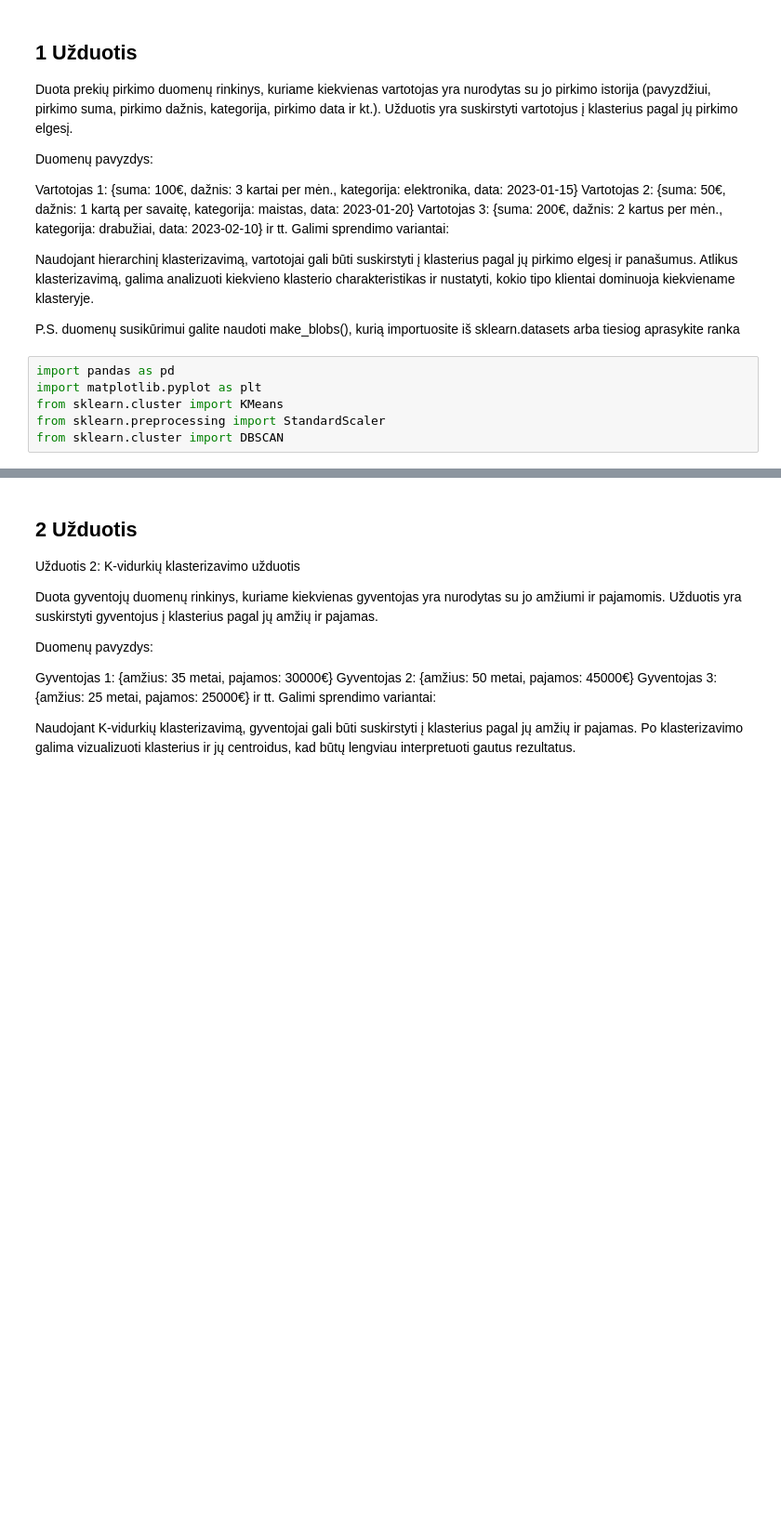
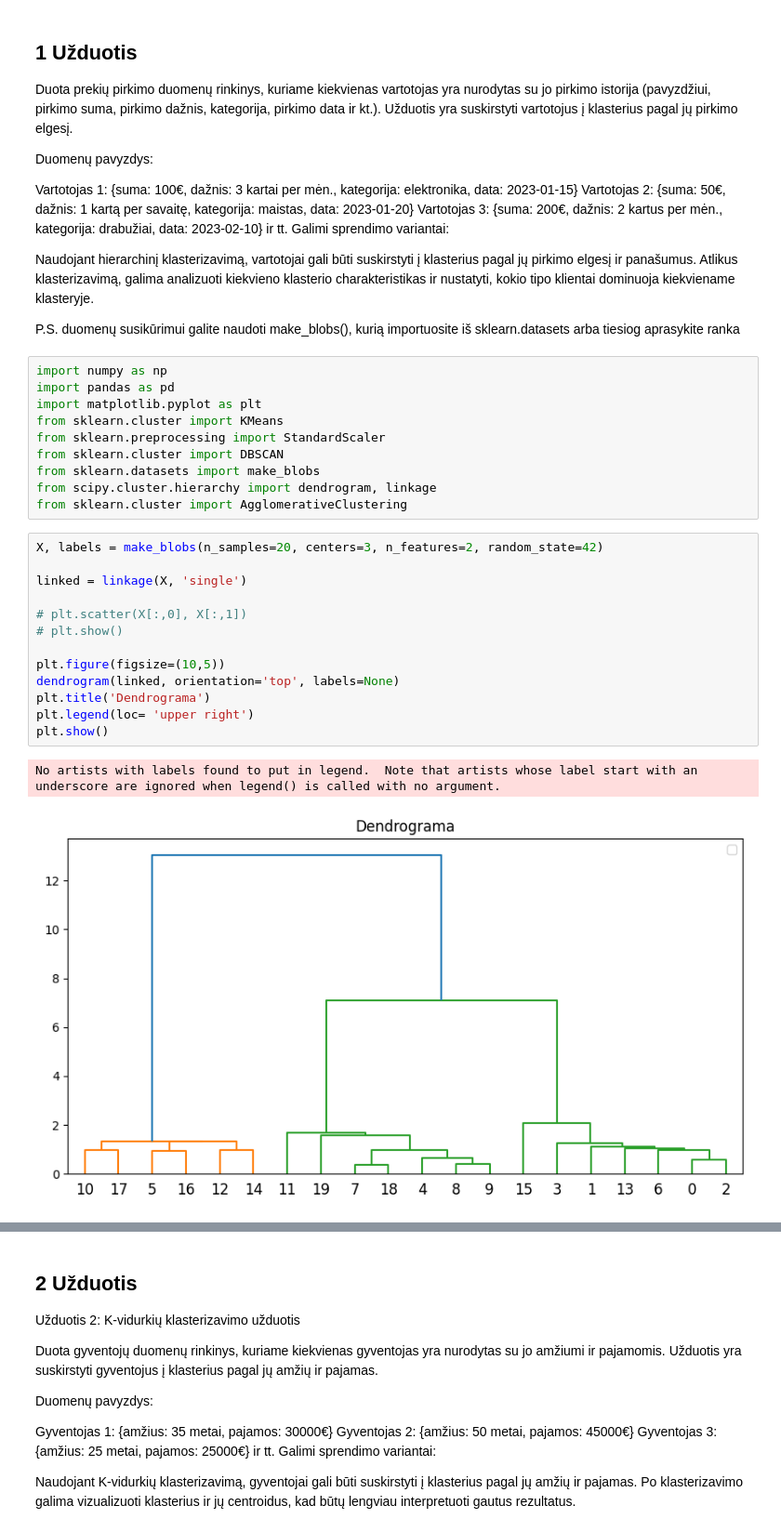
Before and after one commit to ana21o/Duomenu_mokslas, a Jupyter notebook: 39_paskaita/uzduotys.ipynb, the cells around one changed output, grey strips where cells are left out. Shown at 93% size. Drawn from its saved outputs; the diff is of its cells as text; blank space fills up the shorter version.

```diff
--- a/39_paskaita/uzduotys.ipynb
+++ b/39_paskaita/uzduotys.ipynb
@@ -16,8 +16,28 @@ Atlikus klasterizavimą, galima analizuoti kiekvieno klasterio charakteristikas
 
 P.S. duomenų susikūrimui galite naudoti make_blobs(), kurią importuosite iš sklearn.datasets arba tiesiog aprasykite ranka
 # %%
+import numpy as np
 import pandas as pd
 import matplotlib.pyplot as plt
 from sklearn.cluster import KMeans
 from sklearn.preprocessing import StandardScaler
 from sklearn.cluster import DBSCAN
+from sklearn.datasets import make_blobs
+from scipy.cluster.hierarchy import dendrogram, linkage
+from sklearn.cluster import AgglomerativeClustering
+# %%
+X, labels = make_blobs(n_samples=20, centers=3, n_features=2, random_state=42)
+
+linked = linkage(X, 'single')
+
+# plt.scatter(X[:,0], X[:,1])
+# plt.show()
+
+plt.figure(figsize=(10,5))
+dendrogram(linked, orientation='top', labels=None)
+plt.title('Dendrograma')
+plt.legend(loc= 'upper right')
+plt.show()
+# %% [output]
+No artists with labels found to put in legend.  Note that artists whose label start with an underscore are ignored when legend() is called with no argument.
+[figure, added]
```
Also changed, not shown: parts of 6 cells of this notebook, 6 other files.
